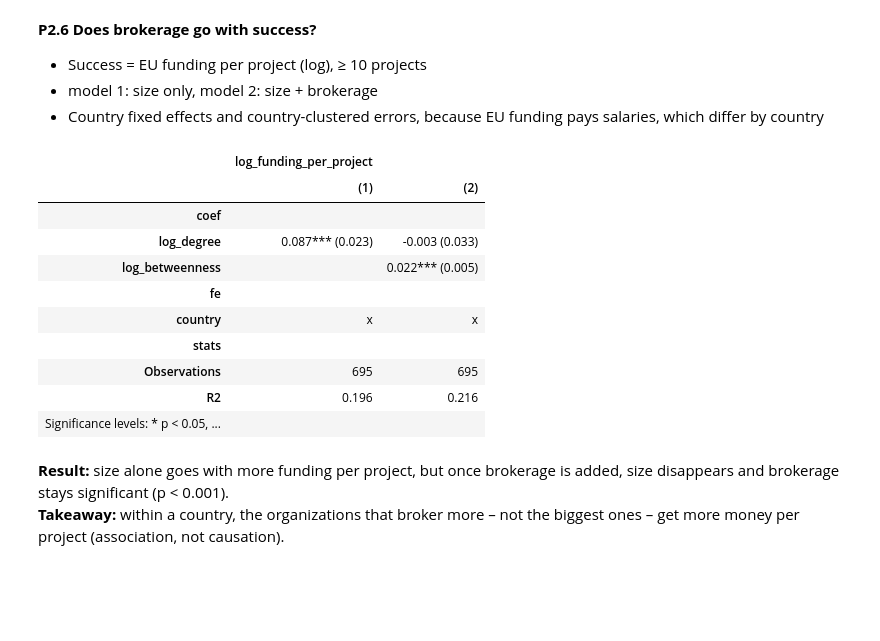
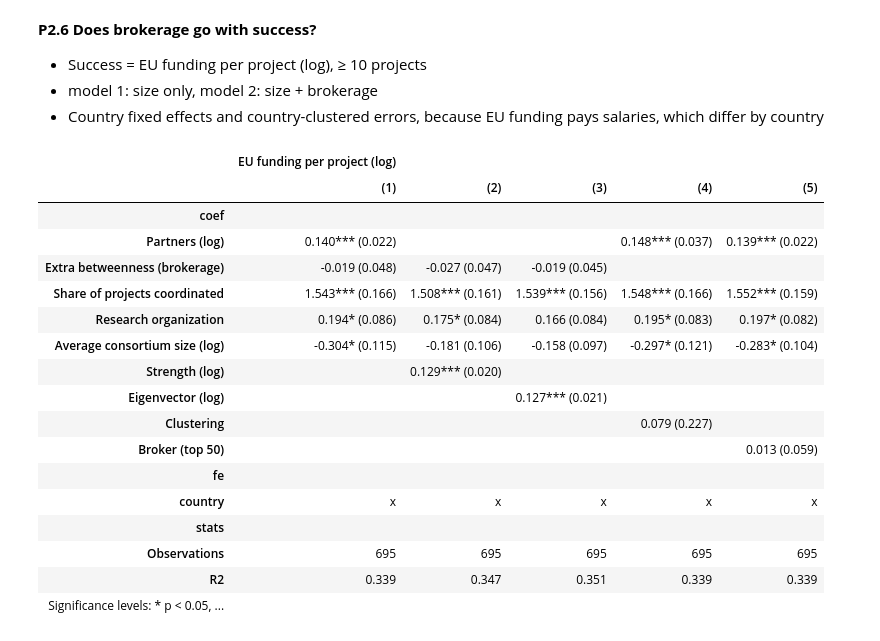
Before and after one commit to lindatruong/ANS-Project-2026, a Jupyter notebook: network_project_new.ipynb, the cells around one changed output. Cells and saved outputs as stored; diff of their text form; code cells hidden in the pictures; blank space fills up the shorter version.

```diff
--- a/network_project_new.ipynb
+++ b/network_project_new.ipynb
@@ -318,5 +321,5 @@ Betweenness - weight="dist": strong ties count as short paths
 # %%
-cent["betweenness"] = pd.Series(nx.betweenness_centrality(org_net, weight="dist"))
+cent["betweenness"] = pd.Series(nx.betweenness_centrality(org_net))   # unweighted: path length in steps
 cent["betweenness"].describe()
 # %% [output]
 count    1890.000000
@@ -408,11 +408,9 @@ data["giant"] = data["rank_degree"] <= 50
 data["coord_share"] = data["n_coordinated"] / data["n_projects"]
 reg = data[data["n_projects"] >= 10].copy()
 
-reg["log_betweenness"] = np.log(reg["betweenness"] + 1e-7)
+reg["log_betweenness"] = np.log(reg["betweenness"])     # all organizations with >= 10 projects have betweenness > 0
 reg["log_degree"] = np.log(reg["degree"])
-reg["log_coordinated"] = np.log1p(reg["n_coordinated"])
 
 m1 = pf.feols("log_betweenness ~ log_degree", data=reg)
-m2 = pf.feols("log_betweenness ~ log_degree + log_coordinated + coord_share", data=reg)
-pf.etable([m1, m2])
+pf.etable([m1])
 # %% [output]
@@ -430,6 +426,6 @@ pf.etable([m1, m2])
 # %%
 #Residual = "extra" betweenness
-reg["residual"] = m2.resid()
+reg["residual"] = m1.resid()
 reg["broker"] = reg["residual"].rank(ascending=False) <= 50
 
 data["residual"] = reg["residual"]
@@ -553,25 +545,49 @@ After removing 50: giants 0.909 | brokers 0.963 | random 0.966
 - model 1: size only, model 2: size + brokerage
 - Country fixed effects and country-clustered errors, because EU funding pays salaries, which differ by country
 # %%
+# Does brokerage go with more EU money per project? Main model + other size and brokerage measures
 succ = reg[reg["funding_eur"] > 0].copy()
 succ["log_funding_per_project"] = np.log(succ["funding_eur"] / succ["n_projects"])
 
-m3 = pf.feols("log_funding_per_project ~ log_degree | country", data=succ, vcov={"CRV1": "country"})
-m4 = pf.feols("log_funding_per_project ~ log_degree + log_betweenness | country", data=succ,
-              vcov={"CRV1": "country"})
-pf.etable([m3, m4])
+# controls: research organization, average consortium size (coord_share is already in reg)
+avg_size = memberships.assign(size=memberships["target"].map(consortium_size)) \
+                      .groupby("source")["size"].mean()
+succ["log_consortium"] = np.log(succ.index.map(avg_size))
+succ["rec"] = (succ["org_type"] == "REC").astype(int)
+
+# other size measures and the broker dummy
+succ["log_strength"] = np.log(succ["strength"])
+succ["log_eigenvector"] = np.log(succ["eigenvector"])
+succ["broker_d"] = succ["broker"].astype(int)
+
+controls = " + coord_share + rec + log_consortium | country"
+specs = ["log_degree + residual", "log_strength + residual", "log_eigenvector + residual",
+         "log_degree + clustering", "log_degree + broker_d"]
+models = [pf.feols("log_funding_per_project ~ " + x + controls, data=succ, vcov={"CRV1": "country"})
+          for x in specs]
+
+pf.etable(models, labels={
+    "log_funding_per_project": "EU funding per project (log)",
+    "log_degree": "Partners (log)", "log_strength": "Strength (log)", "log_eigenvector": "Eigenvector (log)",
+    "residual": "Extra betweenness (brokerage)", "clustering": "Clustering", "broker_d": "Broker (top 50)",
+    "coord_share": "Share of projects coordinated", "rec": "Research organization",
+    "log_consortium": "Average consortium size (log)"})
 # %% [output]
-|  | log_funding_per_project |  |
-|  | (1) | (2) |
-| coef |  |  |
-| log_degree | 0.087*** (0.023) | -0.003 (0.033) |
-| log_betweenness |  | 0.022*** (0.005) |
-| fe |  |  |
-| country | x | x |
-| stats |  |  |
-| Observations | 695 | 695 |
-| R2 | 0.196 | 0.216 |
-| Significance levels: * p < 0.05, ... |  |  |
+|  | EU funding per project (log) |  |  |  |  |
+|  | (1) | (2) | (3) | (4) | (5) |
+| coef |  |  |  |  |  |
+| Partners (log) | 0.140*** (0.022) |  |  | 0.148*** (0.037) | 0.139*** (0.022) |
+| Extra betweenness (brokerage) | -0.019 (0.048) | -0.027 (0.047) | -0.019 (0.045) |  |  |
+| Share of projects coordinated | 1.543*** (0.166) | 1.508*** (0.161) | 1.539*** (0.156) | 1.548*** (0.166) | 1.552*** (0.159) |
+| Research organization | 0.194* (0.086) | 0.175* (0.084) | 0.166 (0.084) | 0.195* (0.083) | 0.197* (0.082) |
+| Average consortium size (log) | -0.304* (0.115) | -0.181 (0.106) | -0.158 (0.097) | -0.297* (0.121) | -0.283* (0.104) |
+| Strength (log) |  | 0.129*** (0.020) |  |  |  |
+| Eigenvector (log) |  |  | 0.127*** (0.021) |  |  |
+| Clustering |  |  |  | 0.079 (0.227) |  |
+| Broker (top 50) |  |  |  |  | 0.013 (0.059) |
+| fe |  |  |  |  |  |
+| country | x | x | x | x | x |
+| stats |  |  |  |  |  |
+| Observations | 695 | 695 | 695 | 695 | 695 |
+| R2 | 0.339 | 0.347 | 0.351 | 0.339 | 0.339 |
+| Significance levels: * p < 0.05, ... |  |  |  |  |  |
-# %% [markdown]
-**Result:** size alone goes with more funding per project, but once brokerage is added, size disappears and brokerage stays significant (p < 0.001).
-**Takeaway:** within a country, the organizations that broker more – not the biggest ones – get more money per project (association, not causation).
```
Also changed, not shown: parts of 15 cells of this notebook.
